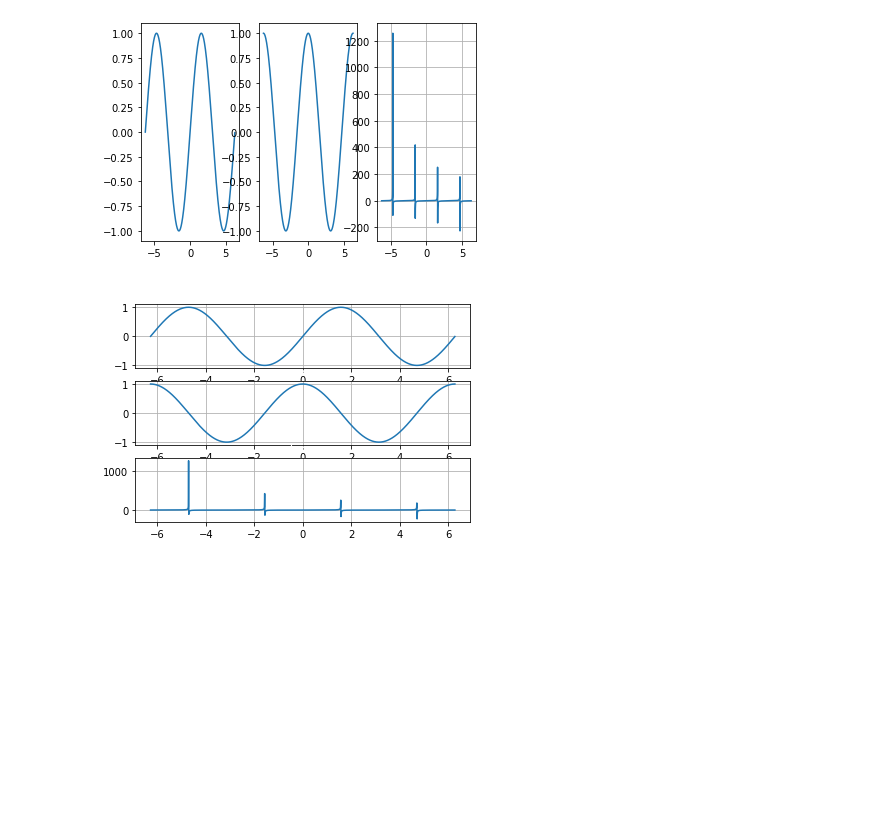
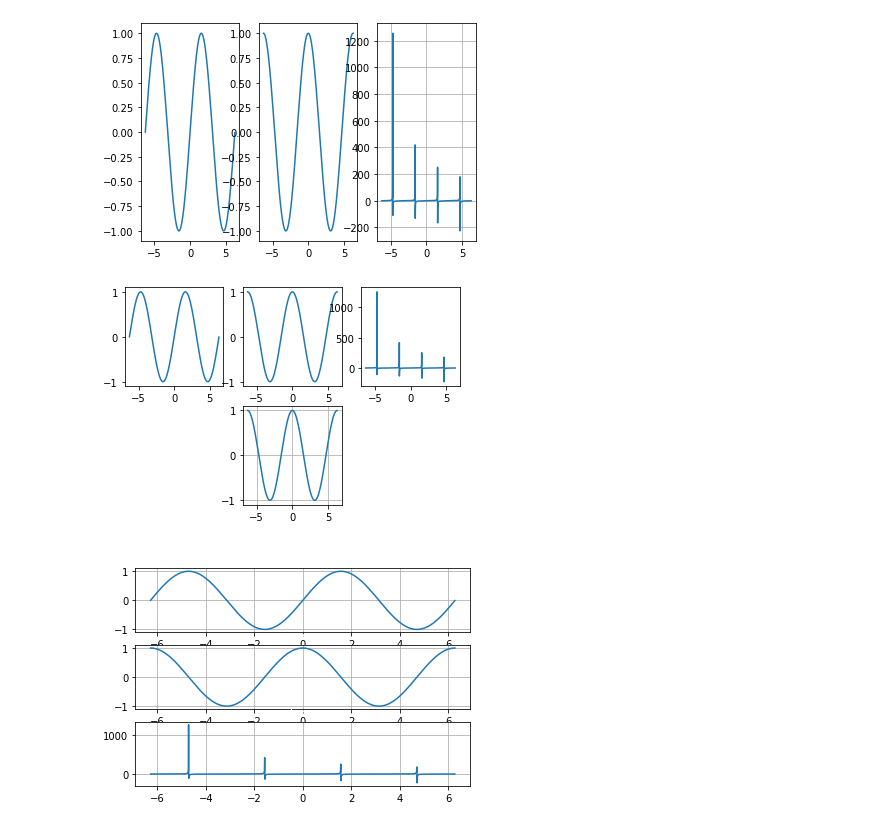
Before and after one commit to dasuntheekshanagit/COMLab, a Jupyter notebook: COMMATPLOT.ipynb, the cells around one changed output. Drawn from its saved outputs; the diff is of its cells as text; code cells hidden in the pictures; blank space fills up the shorter version.

```diff
--- a/COMMATPLOT.ipynb
+++ b/COMMATPLOT.ipynb
@@ -83,6 +81,19 @@ plt.grid()
 plt.show()
 # %% [output]
 [figure]
+# %%
+plt.subplot(2,3,1) #no of row, no of column,  index
+plt.plot(x,y1)
+plt.subplot(2,3,2)
+plt.plot(x,y2)
+plt.subplot(2,3,3)
+plt.plot(x,y3)
+plt.subplot(2,3,5)
+plt.plot(x,y2)
+plt.grid()
+plt.show()
+# %% [output]
+[figure, added]
 # %%
 plt.subplot(3,1,1) #no of row, no of column,  index
 plt.plot(x,y1)
```
Also changed, not shown: parts of 5 cells of this notebook.
